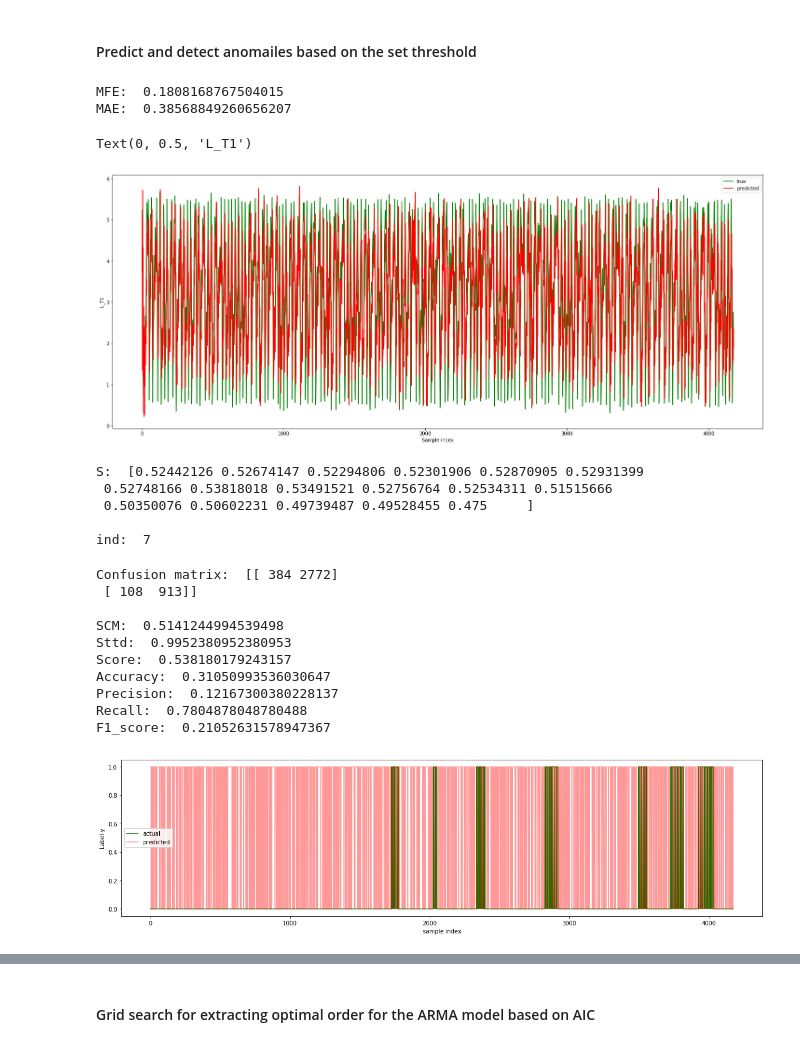
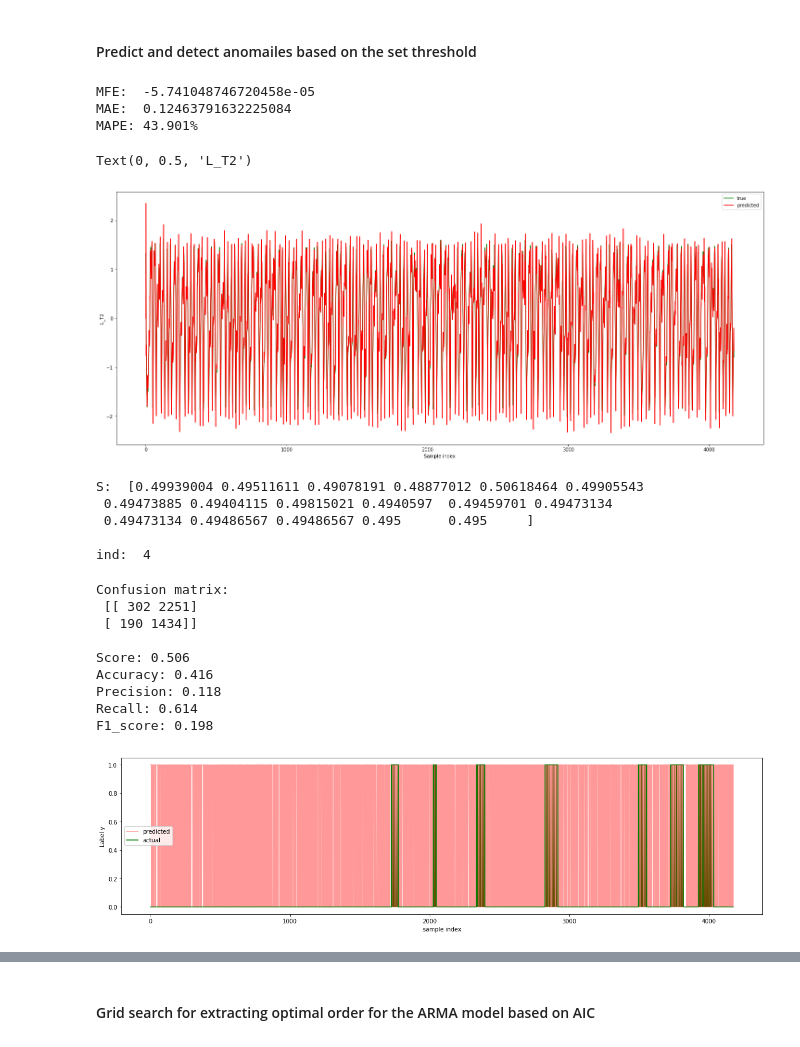
Before and after one commit to giannislelekas/CS4035, a Jupyter notebook: lab2/ARMA Task.ipynb, the cells around one changed output, grey strips where cells are left out. Drawn from its saved outputs; the diff is of its cells as text; code cells hidden in the pictures.

```diff
--- a/lab2/ARMA Task.ipynb
+++ b/lab2/ARMA Task.ipynb
@@ -3,6 +3,7 @@ import numpy as np
 from matplotlib import pyplot as plt
 import pandas as pd
 import statsmodels.api as sm
+from sklearn.preprocessing import StandardScaler
 from helper_functions.arma_helper_functions import *
 from helper_functions.comparison_helper_functions import *
 
@@ -22,6 +23,10 @@ X2 = X[num:]
 y1 = y[:num]
 y2 = y[num:]
 
+ss = StandardScaler()
+X1_scaled = ss.fit_transform(X1)
+X2_scaled = ss.fit_transform(X2)
+
 # Check that everything is there
 print("Training dataset shape: ", X.shape)
 print("Test dataset shape: ", X_test.shape)
@@ -284,9 +291,10 @@ First use again the simple predictive model we used in the familiarization task,
 import statsmodels.api as sm
 from statsmodels.tsa.arima_model import ARMA
 from statsmodels.tsa.arima_model import ARIMA
+from statsmodels.tsa.statespace.sarimax import SARIMAX
 
-train_signal = X1[:, 1]
-test_signal = X2[:, 1]
+train_signal = X1_scaled[:, 2]
+test_signal = X2_scaled[:, 2]
 model = ARMA(endog=train_signal, order=(1,0)).fit()
 
 print("AIC: ", model.aic)
@@ -373,28 +375,33 @@ std:  0.23602142470988716
 # %% [markdown]
 #### Predict and detect anomailes based on the set threshold
 # %%
-file = './data/arma_44_LT2.npy'
-predictions, MFE, MAE = predict_mini(train_signal, test_signal, opt_p, opt_q,
-                                file=file, print_output=False)
+file = './data/arma_44_LT2_scaled.npy'
+opt_p, opt_q = 4, 4
+predictions, MFE, MAE, MAPE = predictS(train_signal, test_signal, opt_p, opt_q, file, print_output=False)
 print("MFE: ", MFE)
 print("MAE: ", MAE)
+print(f"MAPE: {MAPE*100}%")
 # %% [output]
-MFE:  0.1808168767504015
-MAE:  0.38568849260656207
+MFE:  -5.741048746720458e-05
+MAE:  0.12463791632225084
+MAPE: 43.901%
 # %%
 plt.figure(figsize=(25,10))
 plt.plot(test_signal, color = 'g', label='true')
 plt.plot(predictions, color='r', label='predicted')
 plt.legend()
 plt.xlabel("Sample index")
-plt.ylabel("L_T1")
+plt.ylabel("L_T2")
 # %% [output]
-Text(0, 0.5, 'L_T1')
+Text(0, 0.5, 'L_T2')
-[figure, old version]
+[figure, new version]
 # %%
+# predictions = np.load('data/arma_44_LT2_scaled.npy')
+# opt_p, opt_q = 4, 4
+
 multiplier = np.array([0.01, 0.05, 0.1, 0.2, 0.5, 0.8, 1, 2, 3, 4, 5, 7, 8, 9, 10, 12, 15])
 S = np.zeros(len(multiplier))
-gamma = 0.05
+gamma = 0.01
 for i in range(len(multiplier)):
     threshold_up, threshold_down = determine_threshold(train_signal, opt_p, opt_q, multiplier[i])
     alarm_ind = extract_alarm_indices(test_signal, predictions, threshold_up, threshold_down)
@@ -407,12 +414,13 @@ ind = np.argmax(S)
 print("S: ", S, "\n")
 print("ind: ", ind)
 # %% [output]
-S:  [0.52442126 0.52674147 0.52294806 0.52301906 0.52870905 0.52931399
- 0.52748166 0.53818018 0.53491521 0.52756764 0.52534311 0.51515666
- 0.50350076 0.50602231 0.49739487 0.49528455 0.475     ]
+S:  [0.49939004 0.49511611 0.49078191 0.48877012 0.50618464 0.49905543
+ 0.49473885 0.49404115 0.49815021 0.4940597  0.49459701 0.49473134
+ 0.49473134 0.49486567 0.49486567 0.495      0.495     ]
 
-ind:  7
+ind:  4
 # %%
+# ind = 6
 threshold_up, threshold_down = determine_threshold(train_signal, opt_p, opt_q, multiplier[ind])
 alarm_ind = extract_alarm_indices(test_signal, predictions, threshold_up, threshold_down)
 
@@ -420,34 +428,27 @@ predicted_labels = np.zeros_like(y2)
 predicted_labels[alarm_ind] = 1
 
 cm = estimate_confusion_matrix(y2, predicted_labels)
-print("Confusion matrix: ", cm, "\n")
-
-scm = compute_scm(cm)
-print("SCM: ", scm)
-
-sttd = compute_sttd(y2, predicted_labels)
-print("Sttd: ", sttd)
+print("Confusion matrix:\n", cm, "\n")
 
 s = compute_s(y2, predicted_labels, gamma)
 accuracy, precision, recall, F1_score = performance_metrics(cm)
-print("Score: ", s)
-print("Accuracy: ", accuracy)
-print("Precision: ", precision)
-print("Recall: ", recall)
-print("F1_score: ", F1_score)
+print("Score: %.3f" %s)
+print("Accuracy: %.3f" %accuracy)
+print("Precision: %.3f" %precision)
+print("Recall: %.3f" %recall)
+print("F1_score: %.3f" %F1_score)
 
 plot(y2, predicted_labels)
 # %% [output]
-Confusion matrix:  [[ 384 2772]
- [ 108  913]]
+Confusion matrix:
+ [[ 302 2251]
+ [ 190 1434]]
 
-SCM:  0.5141244994539498
-Sttd:  0.9952380952380953
-Score:  0.538180179243157
-Accuracy:  0.31050993536030647
-Precision:  0.12167300380228137
-Recall:  0.7804878048780488
-F1_score:  0.21052631578947367
+Score: 0.506
+Accuracy: 0.416
+Precision: 0.118
+Recall: 0.614
+F1_score: 0.198
-[figure, old version]
+[figure, new version]
 # %%
 start = 1700
```
Also changed, not shown: parts of 64 cells of this notebook, 12 other files.
